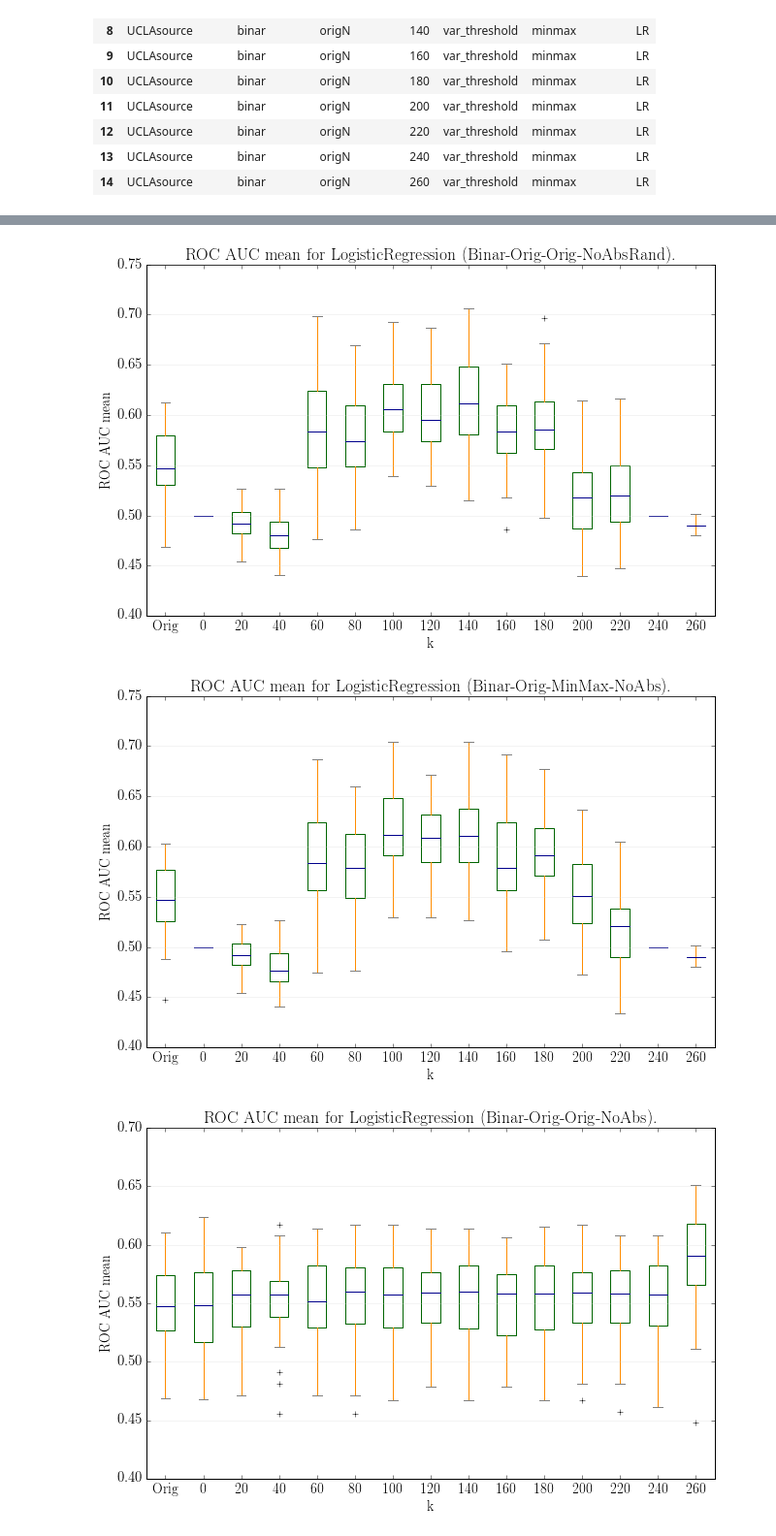
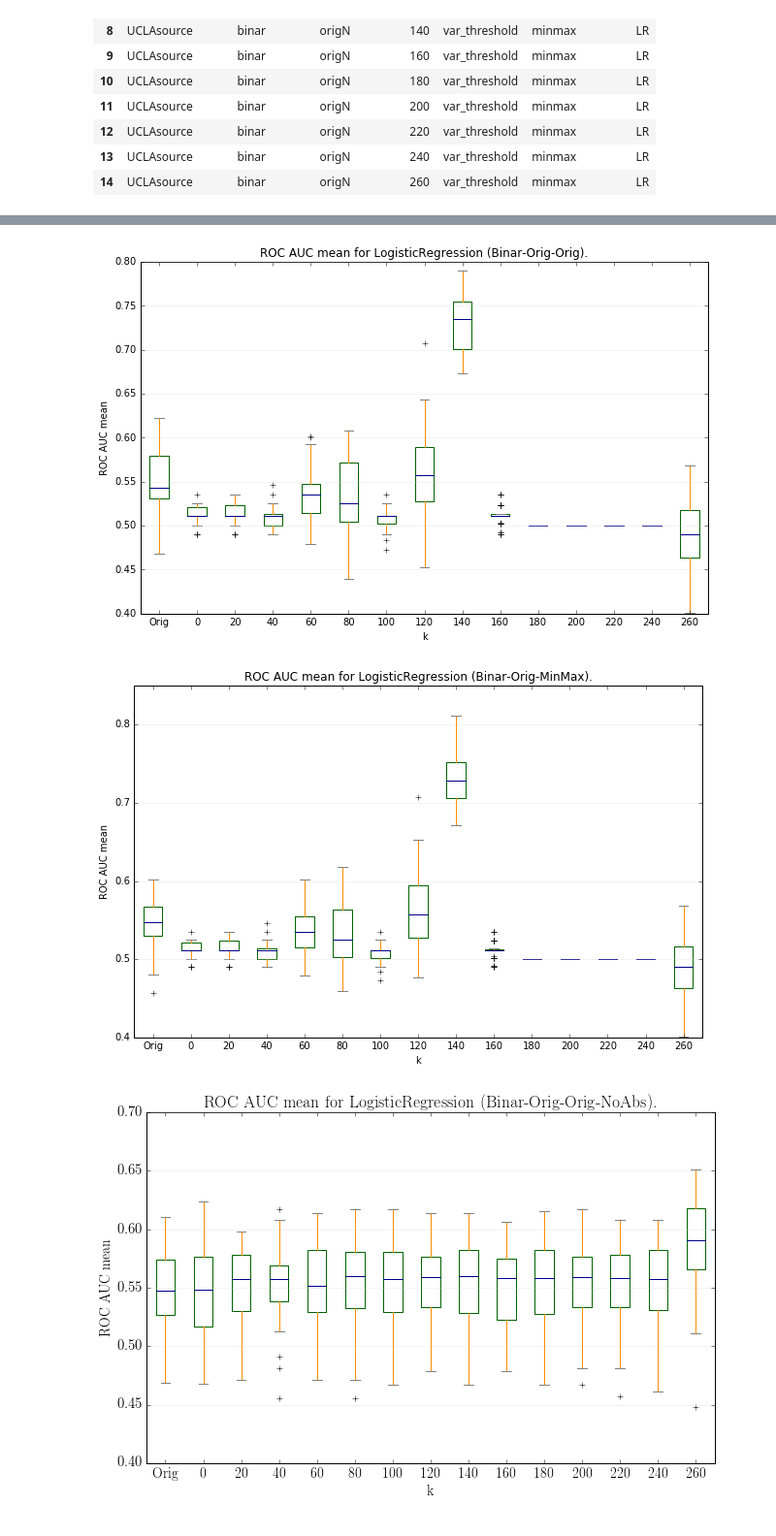
Before and after one commit to Tismoney/PRNI2016, a Jupyter notebook: KernelAlgoritm/LR_new.ipynb, the cells around one changed output, grey strips where cells are left out. Shown at 97% size. Saved outputs shown, nothing was run; the diff lists cells and outputs as text; code cells hidden in the pictures.

```diff
--- a/KernelAlgoritm/LR_new.ipynb
+++ b/KernelAlgoritm/LR_new.ipynb
@@ -96,16 +96,6 @@ def get_autism(path_to_read='../Data/dti/', distances=True):
 
     return asd_dict
 # %%
-params = {
-    'text.usetex'         : True,
-    'text.latex.unicode'  : True,
-    'text.latex.preamble' : r"\usepackage[T2A]{fontenc}",
-    'font.size'           : 15,
-    'font.family'         : 'lmodern'
-    }
-
-plt.rcParams.update(params)
-
 
 
 def print_boxplot(file_name, mod, figsize = (10.5,6.5)):
@@ -276,11 +302,11 @@ Line: 15/15
 # %%
-print_boxplot('LR/binar_eig_test.csv', 'Binar-Orig-Orig-NoAbsRand')
+print_boxplot('LR/binar_eig_test.csv', 'Binar-Orig-Orig')
 # %% [output]
-[figure, old version]
+[figure, new version]
 # %%
-print_boxplot('LR/binar_eig_noabs.csv', 'Binar-Orig-MinMax-NoAbs')
+print_boxplot('LR/binar_eig_test_1.csv', 'Binar-Orig-MinMax')
 # %% [output]
-[figure, old version]
+[figure, new version]
 # %%
 print_boxplot('LR/binar_eig_noabs_scal.csv', 'Binar-Orig-Orig-NoAbs')
 # %% [output]
```
Also changed, not shown: parts of 2 cells of this notebook, 1 other file.
